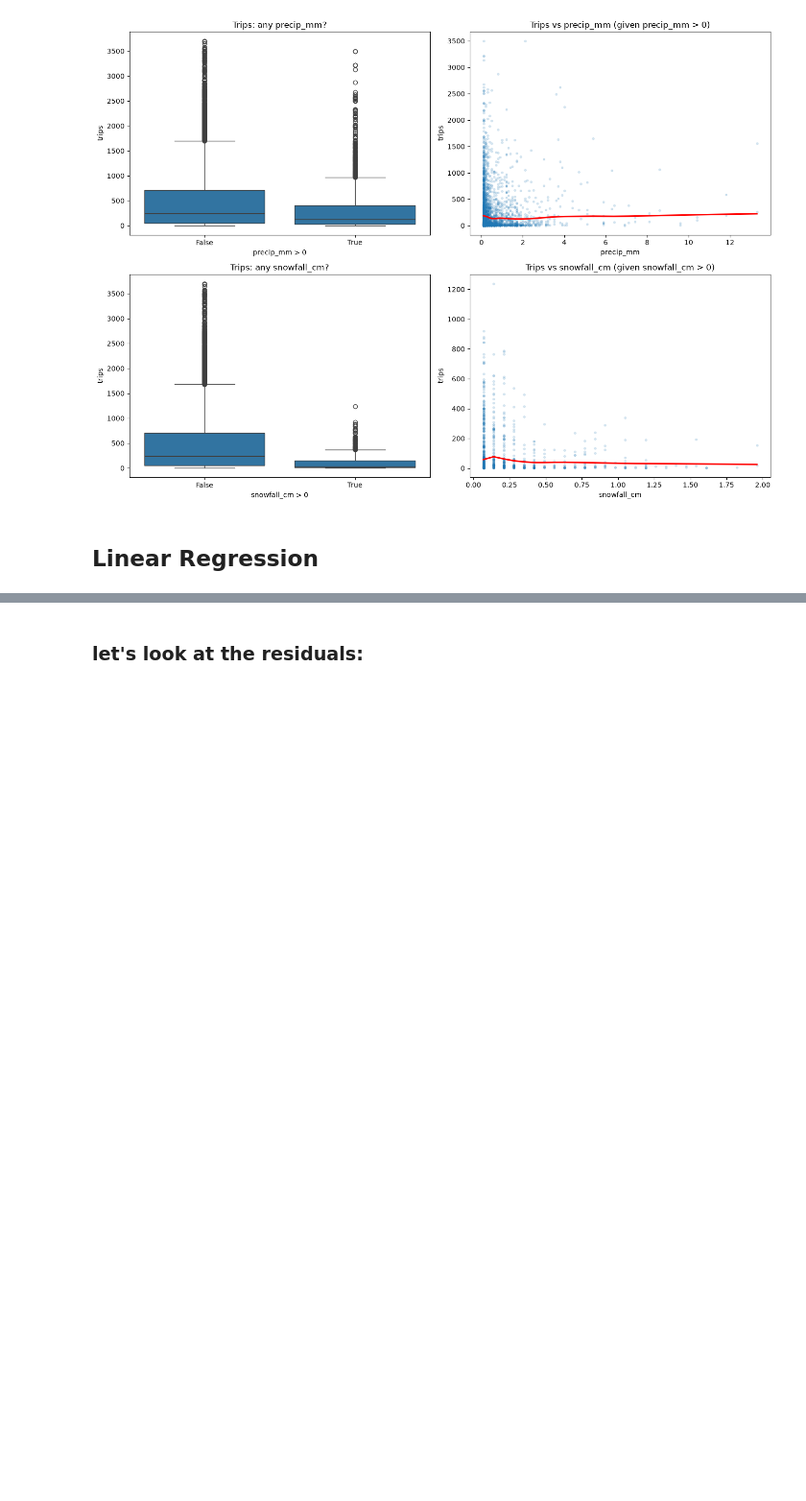
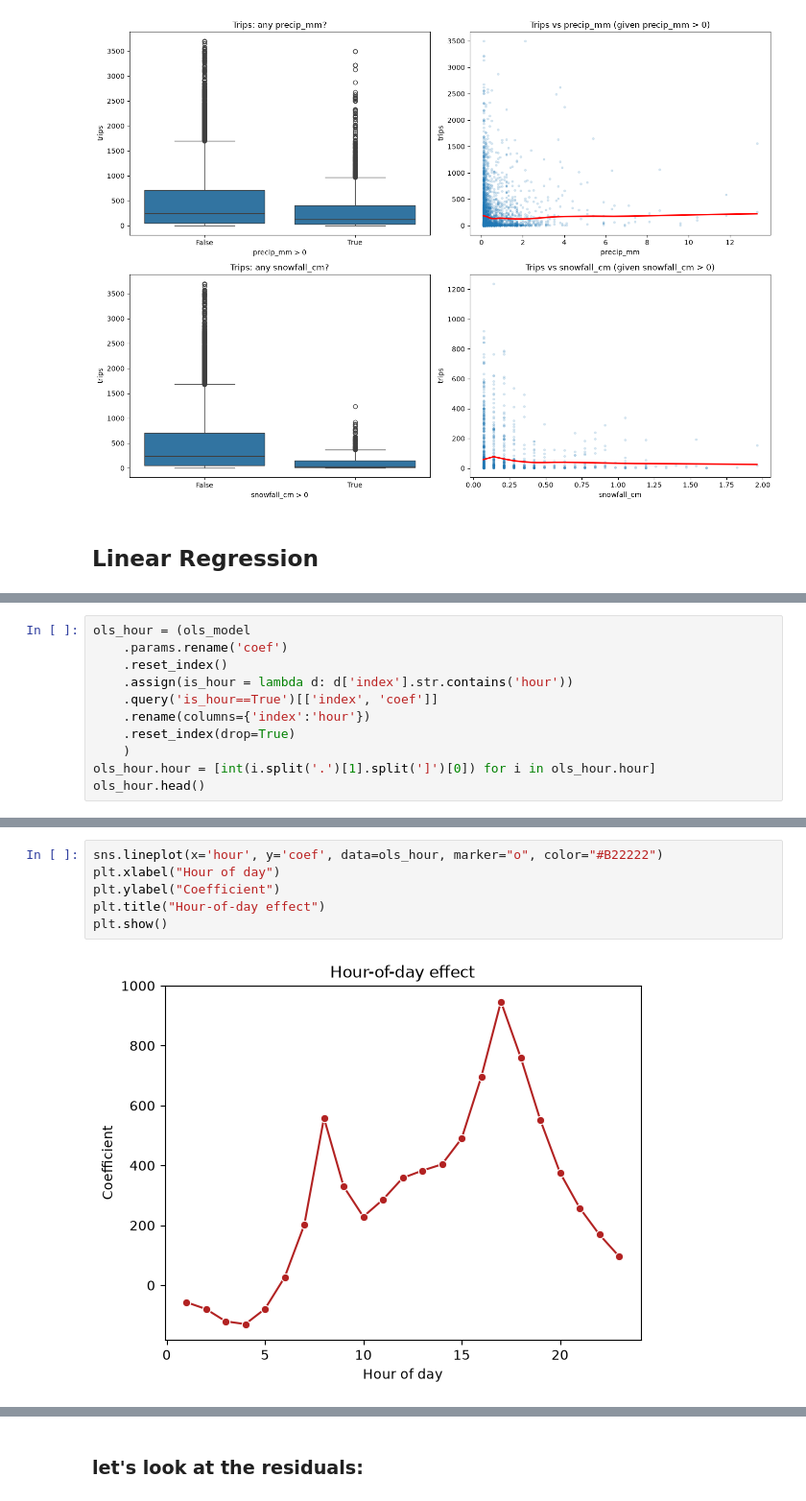
Before and after one commit to Neman-River/bikeshare_toronto, a Jupyter notebook: regression.ipynb, the cells around one changed output, grey strips where cells are left out. Shown at 96% size. Drawn from its saved outputs; the diff is of its cells as text; blank space fills up the shorter version.

```diff
--- a/regression.ipynb
+++ b/regression.ipynb
@@ -530,0 +561,11 @@ Notes:
+# %%
+ols_hour = (ols_model
+    .params.rename('coef')
+    .reset_index()
+    .assign(is_hour = lambda d: d['index'].str.contains('hour'))
+    .query('is_hour==True')[['index', 'coef']]
+    .rename(columns={'index':'hour'})
+    .reset_index(drop=True)
+    )
+ols_hour.hour = [int(i.split('.')[1].split(']')[0]) for i in ols_hour.hour]
+ols_hour.head()
@@ -530,0 +579,8 @@ Notes:
+# %%
+sns.lineplot(x='hour', y='coef', data=ols_hour, marker="o", color="#B22222")
+plt.xlabel("Hour of day")
+plt.ylabel("Coefficient")
+plt.title("Hour-of-day effect")
+plt.show()
+# %% [output]
+[figure, added]
```
Also changed, not shown: parts of 36 cells of this notebook.
